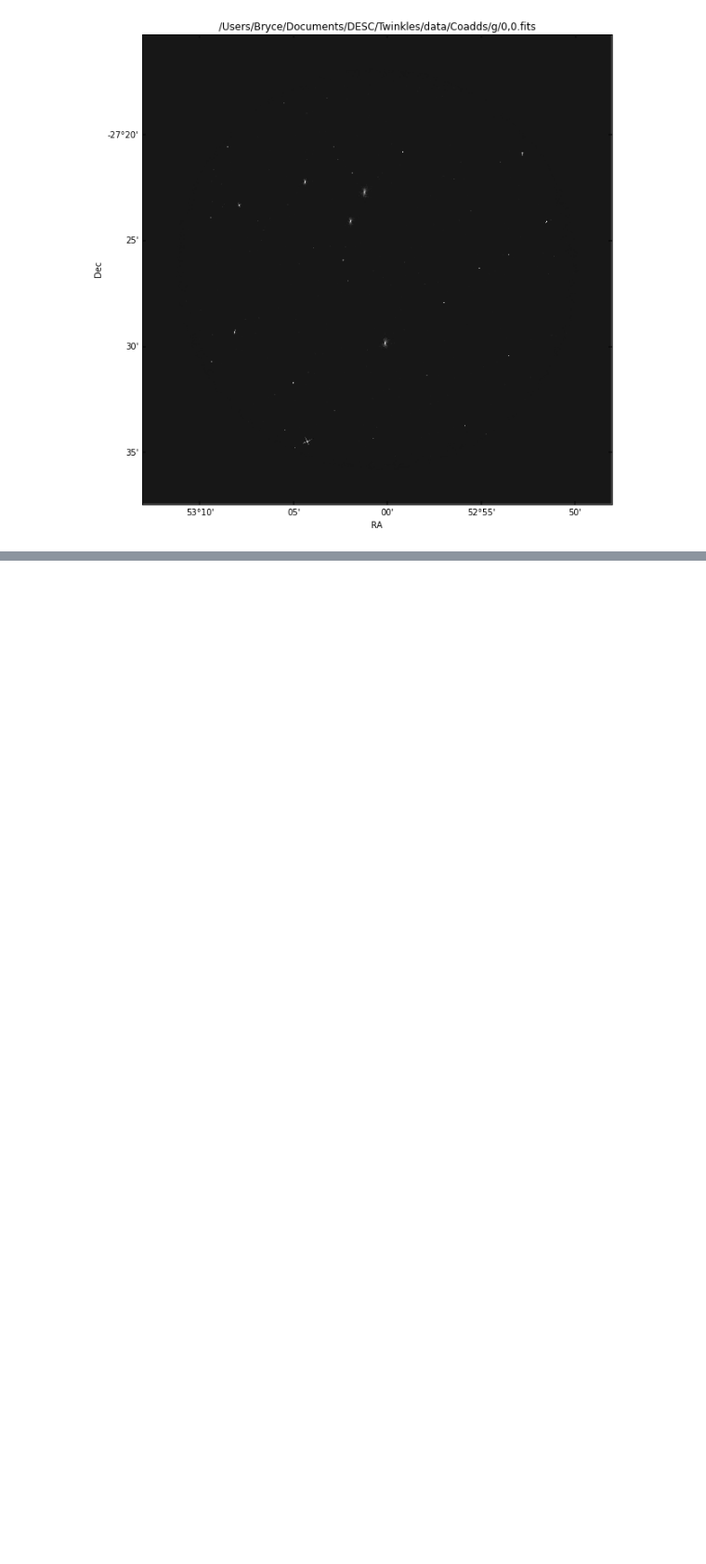
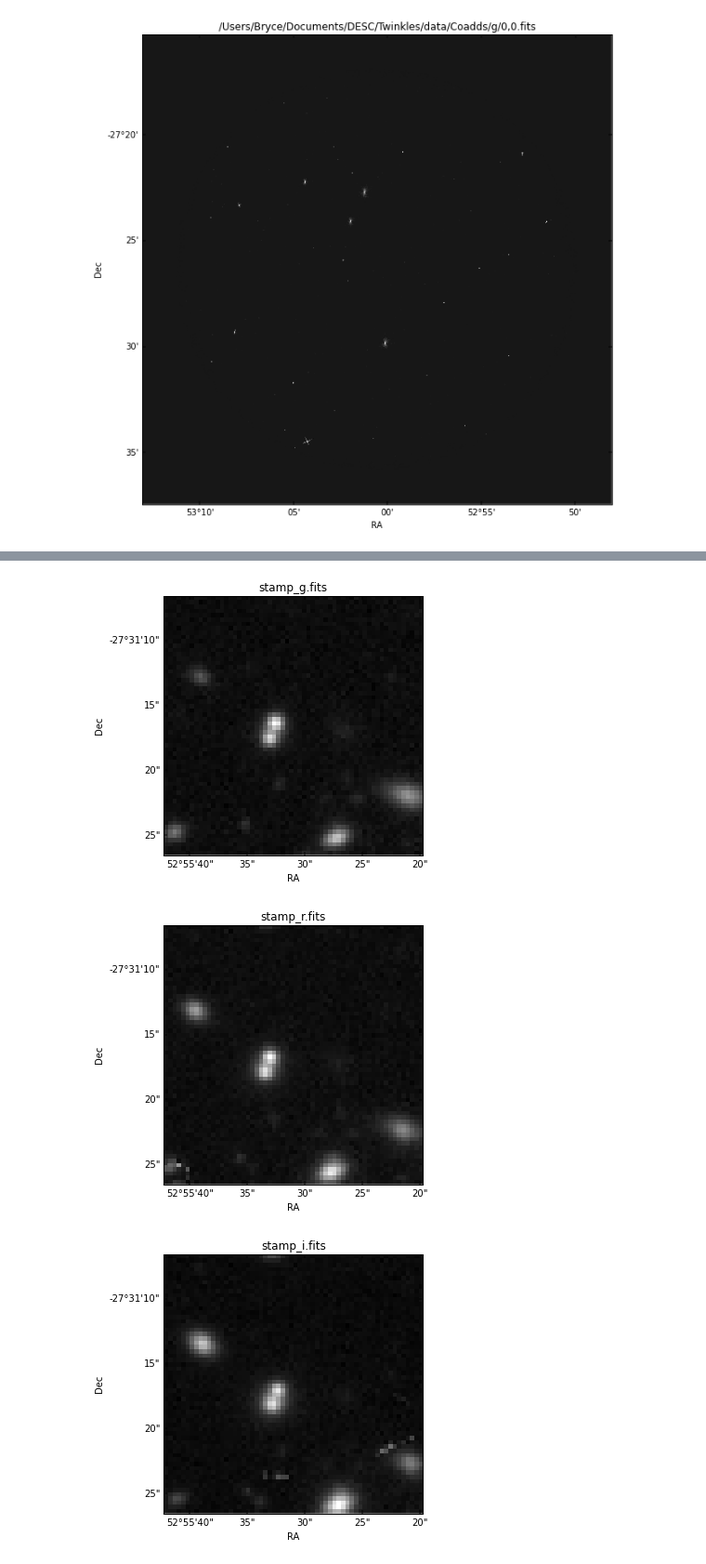
Before and after one commit to LSSTDESC/Twinkles, a Jupyter notebook: examples/notebooks/155_twinkles_postage_stamps.ipynb, the cells around one changed output, grey strips where cells are left out. Shown at 93% size. Drawn from its saved outputs; the diff is of its cells as text; code cells hidden in the pictures; blank space fills up the shorter version.

```diff
--- a/examples/notebooks/155_twinkles_postage_stamps.ipynb
+++ b/examples/notebooks/155_twinkles_postage_stamps.ipynb
@@ -71,3 +121,14 @@ print np.shape(rgb_data)
+# %%
+stampTest = create_postage_stamps(ra[0], dec[0], size, ['g.fits', 'r.fits', 'i.fits'])
+for stamp, bandpass in zip(stampTest, ['g', 'r', 'i']):
+    outfile = 'stamp_%s.fits' % bandpass
+    stamp.writeFits(outfile)
+    fits_obj = fits.open(outfile)
+    fig = render_fits_image(fits_obj[1], title=outfile)
+# %% [output]
+[figure, added]
+[figure, added]
+[figure, added]
 # %%
 # get a butler
 #butler = dp.Butler('/Users/Bryce/Documents/DESC/Twinkles/data/')
```
Also changed, not shown: parts of 3 cells of this notebook.
